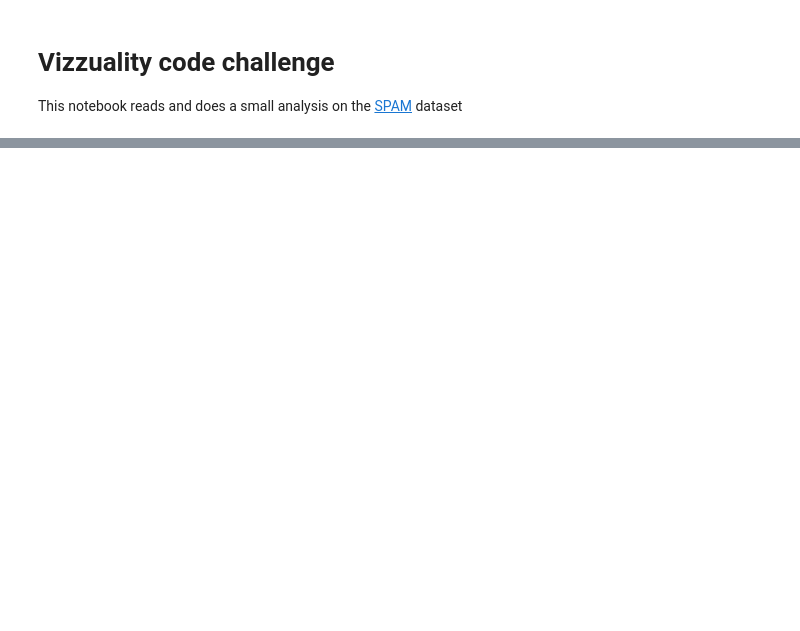
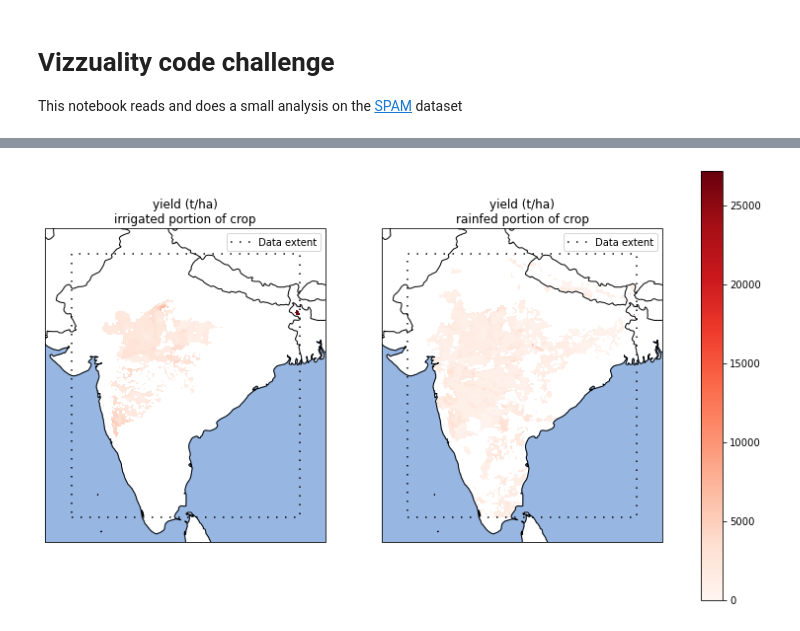
Before and after one commit to BielStela/vizzuality_challenge, a Jupyter notebook: challenge.ipynb, the cells around one changed output, grey strips where cells are left out. Cells and saved outputs as stored; diff of their text form; code cells hidden in the pictures; blank space fills up the shorter version.

```diff
--- a/challenge.ipynb
+++ b/challenge.ipynb
@@ -148,0 +223,6 @@ with rio.open(areas_rasters[0]) as src:
+# %%
+yield_rasters = get_rasters_by_codes(rasters, var="Y", tech="IR")
+# %%
+compare_rasters([r for r in yield_rasters if r.region =="india"])
+# %% [output]
+[figure, added]
```
Also changed, not shown: parts of 25 cells of this notebook.
